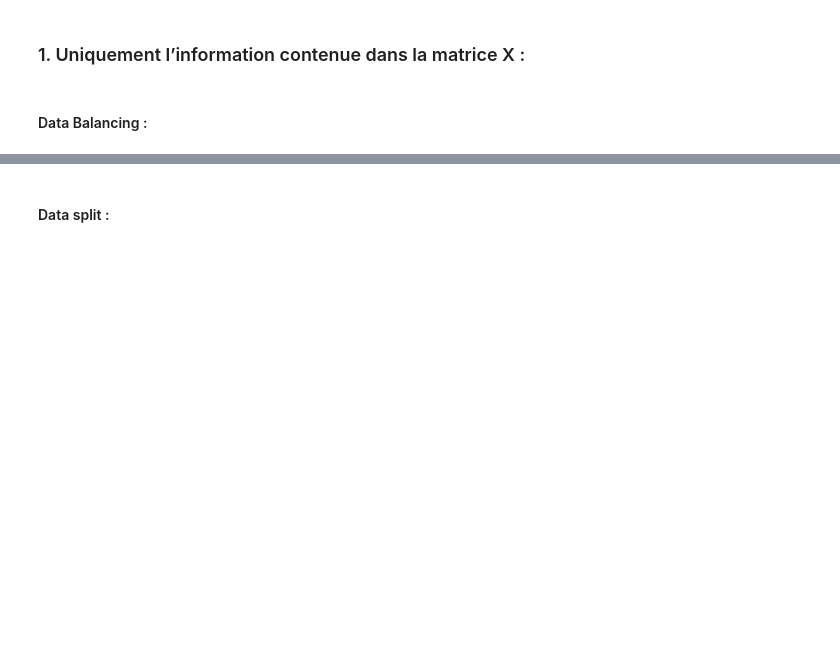
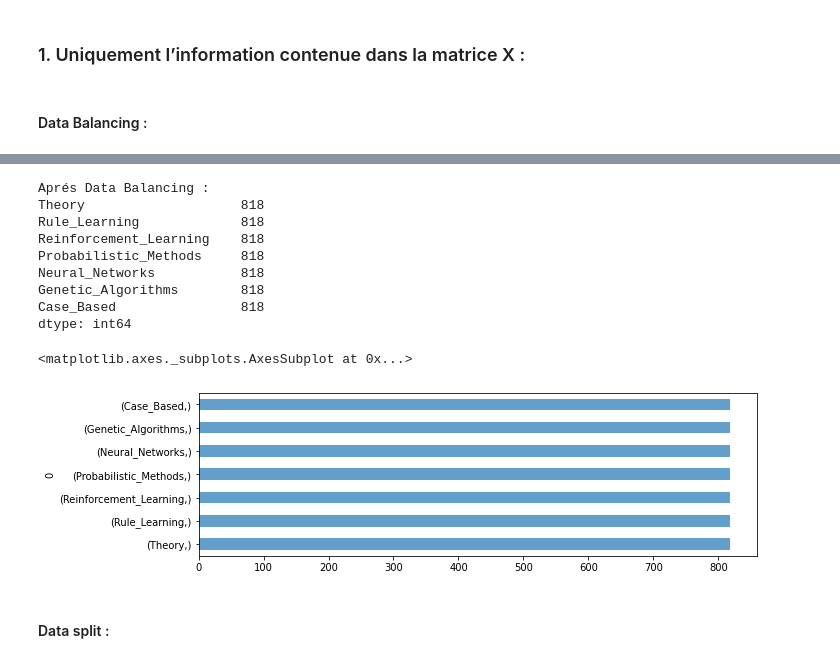
Before and after one commit to SeyfGoumeida/Supervised_Learning_Cora_Citeseed_PubMed, a Jupyter notebook: Projet_«_Apprentissage_supervisé_».ipynb, the cells around one changed output, grey strips where cells are left out. Saved outputs shown, nothing was run; the diff lists cells and outputs as text; code cells hidden in the pictures; blank space fills up the shorter version.

```diff
--- a/Projet_«_Apprentissage_supervisé_».ipynb
+++ b/Projet_«_Apprentissage_supervisé_».ipynb
@@ -365,3 +323,27 @@ dtype: int64
+# %%
+# fit and apply the transform
+X_train_balanced,y_train_balanced = oversample.fit_resample(X,y)
+# summarize class distribution
+ydf = pd.DataFrame(y_train_balanced)
+print("Aprés Data Balancing : ")
+print(ydf.value_counts())
+print()
+plt.rcParams["figure.figsize"] = (10,3)
+a = pd.DataFrame(y_train_balanced).value_counts()
+plt.figure()
+a.plot(kind="barh",alpha=0.7)
+# %% [output]
+Aprés Data Balancing :
+Theory                    818
+Rule_Learning             818
+Reinforcement_Learning    818
+Probabilistic_Methods     818
+Neural_Networks           818
+Genetic_Algorithms        818
+Case_Based                818
+dtype: int64
+<matplotlib.axes._subplots.AxesSubplot at 0x...>
+[figure, added]
 # %% [markdown]
 #### Data split :
 # %%
```
Also changed, not shown: parts of 134 cells of this notebook.
